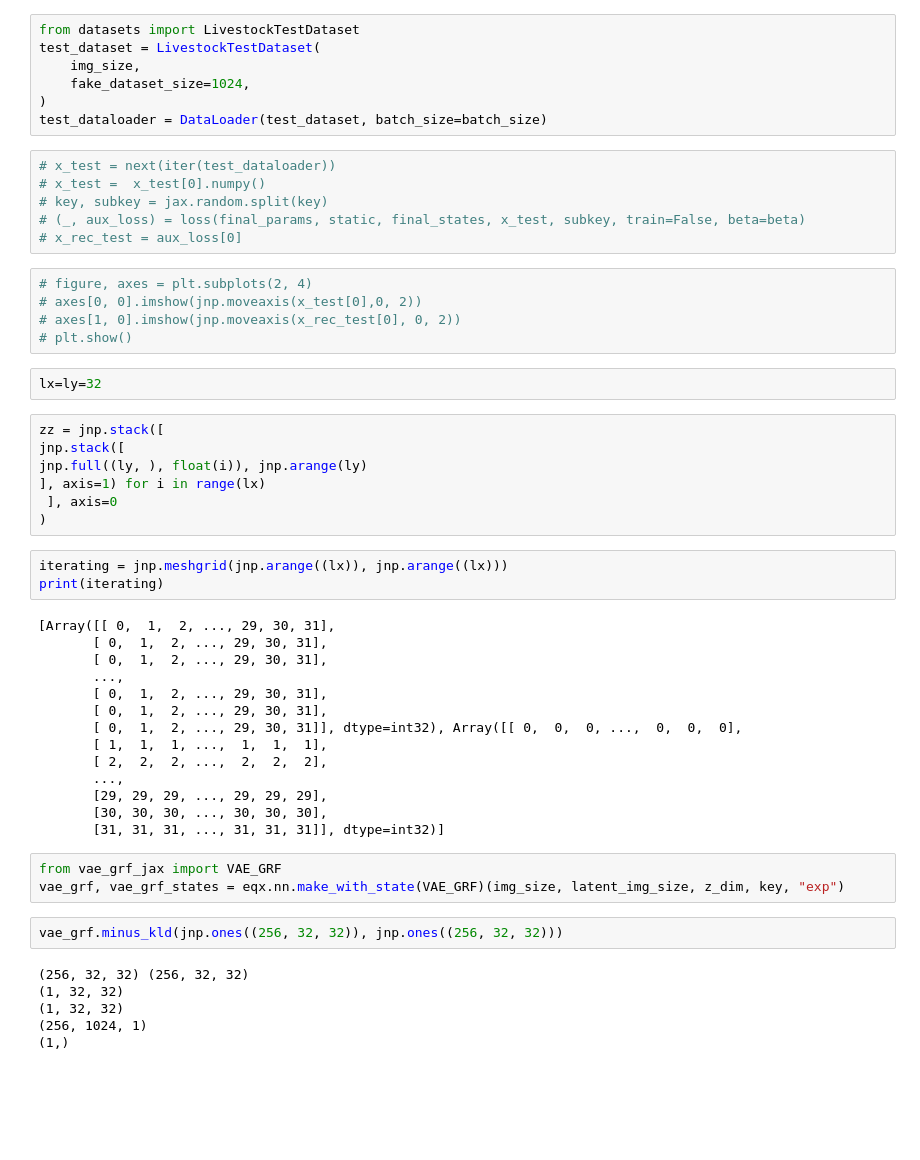
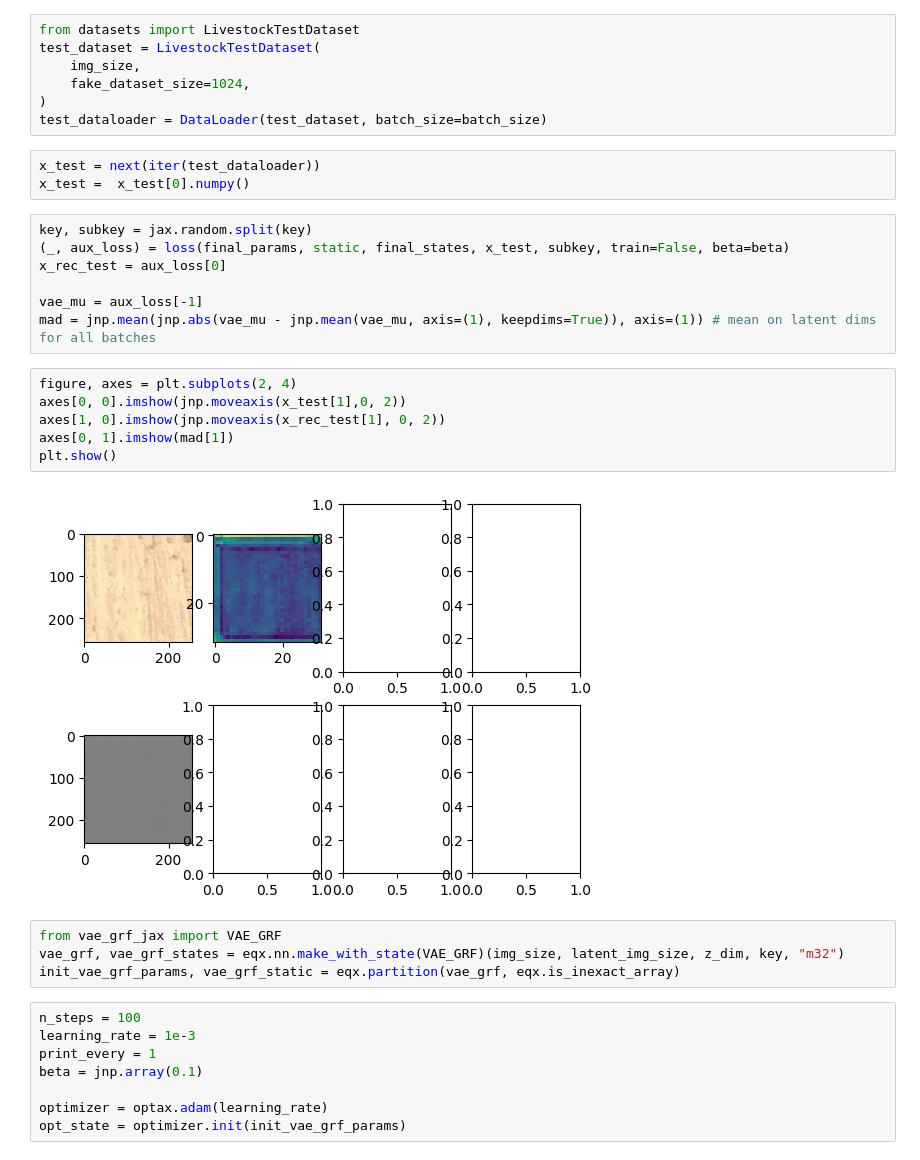
Before and after one commit to HGangloff/vae_grf, a Jupyter notebook: Untitled.ipynb, the cells around one changed output. Cells and saved outputs as stored; diff of their text form; blank space fills up the shorter version.

```diff
--- a/Untitled.ipynb
+++ b/Untitled.ipynb
@@ -171,51 +182,33 @@ test_dataset = LivestockTestDataset(
     fake_dataset_size=1024,
 )
 test_dataloader = DataLoader(test_dataset, batch_size=batch_size)
-# %%
-# x_test = next(iter(test_dataloader))
-# x_test =  x_test[0].numpy()
-# key, subkey = jax.random.split(key)
-# (_, aux_loss) = loss(final_params, static, final_states, x_test, subkey, train=False, beta=beta)
-# x_rec_test = aux_loss[0]
+# %%
+x_test = next(iter(test_dataloader))
+x_test =  x_test[0].numpy()
+# %%
+key, subkey = jax.random.split(key)
+(_, aux_loss) = loss(final_params, static, final_states, x_test, subkey, train=False, beta=beta)
+x_rec_test = aux_loss[0]
+
+vae_mu = aux_loss[-1]
+mad = jnp.mean(jnp.abs(vae_mu - jnp.mean(vae_mu, axis=(1), keepdims=True)), axis=(1)) # mean on latent dims for all batches
 # %%
-# figure, axes = plt.subplots(2, 4)
-# axes[0, 0].imshow(jnp.moveaxis(x_test[0],0, 2))
-# axes[1, 0].imshow(jnp.moveaxis(x_rec_test[0], 0, 2))
-# plt.show()
+figure, axes = plt.subplots(2, 4)
+axes[0, 0].imshow(jnp.moveaxis(x_test[1],0, 2))
+axes[1, 0].imshow(jnp.moveaxis(x_rec_test[1], 0, 2))
+axes[0, 1].imshow(mad[1])
+plt.show()
+# %% [output]
+[figure, added]
-# %%
-lx=ly=32
-# %%
-zz = jnp.stack([
-jnp.stack([
-jnp.full((ly, ), float(i)), jnp.arange(ly)
-], axis=1) for i in range(lx)
- ], axis=0
-)
-# %%
-iterating = jnp.meshgrid(jnp.arange((lx)), jnp.arange((lx)))
-print(iterating)
-# %% [output]
-[Array([[ 0,  1,  2, ..., 29, 30, 31],
-       [ 0,  1,  2, ..., 29, 30, 31],
-       [ 0,  1,  2, ..., 29, 30, 31],
-       ...,
-       [ 0,  1,  2, ..., 29, 30, 31],
-       [ 0,  1,  2, ..., 29, 30, 31],
-       [ 0,  1,  2, ..., 29, 30, 31]], dtype=int32), Array([[ 0,  0,  0, ...,  0,  0,  0],
-       [ 1,  1,  1, ...,  1,  1,  1],
-       [ 2,  2,  2, ...,  2,  2,  2],
-       ...,
-       [29, 29, 29, ..., 29, 29, 29],
-       [30, 30, 30, ..., 30, 30, 30],
-       [31, 31, 31, ..., 31, 31, 31]], dtype=int32)]
 # %%
 from vae_grf_jax import VAE_GRF
-vae_grf, vae_grf_states = eqx.nn.make_with_state(VAE_GRF)(img_size, latent_img_size, z_dim, key, "exp")
+vae_grf, vae_grf_states = eqx.nn.make_with_state(VAE_GRF)(img_size, latent_img_size, z_dim, key, "m32")
+init_vae_grf_params, vae_grf_static = eqx.partition(vae_grf, eqx.is_inexact_array)
-# %%
-vae_grf.minus_kld(jnp.ones((256, 32, 32)), jnp.ones((256, 32, 32)))
-# %% [output]
-(256, 32, 32) (256, 32, 32)
-(1, 32, 32)
-(1, 32, 32)
-(256, 1024, 1)
-(1,)
+# %%
+n_steps = 100
+learning_rate = 1e-3
+print_every = 1
+beta = jnp.array(0.1)
+
+optimizer = optax.adam(learning_rate)
+opt_state = optimizer.init(init_vae_grf_params)
```
Also changed, not shown: parts of 12 cells of this notebook, 1 other file.
